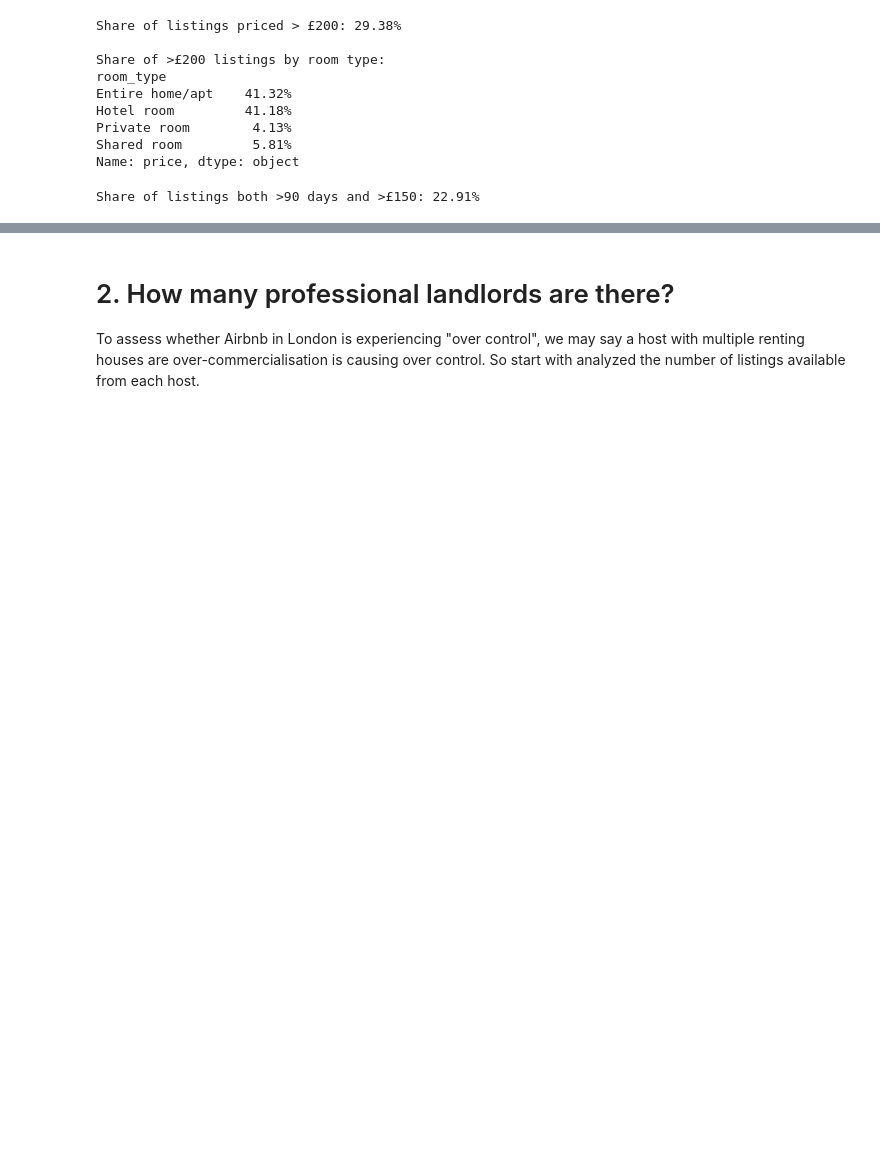
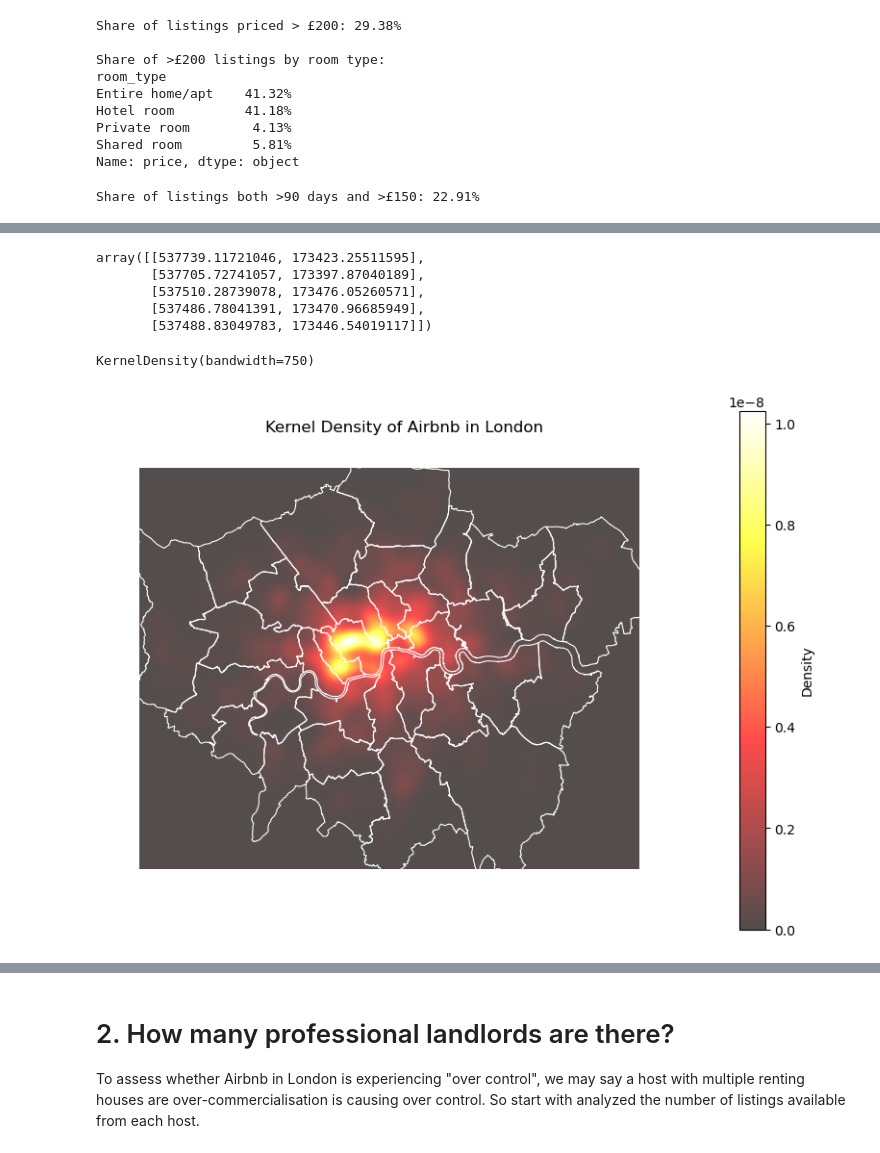
Before and after one commit to Levine-l/fsds-group, a Jupyter notebook: Group_project.ipynb, the cells around one changed output, grey strips where cells are left out. Drawn from its saved outputs; the diff is of its cells as text; code cells hidden in the pictures; blank space fills up the shorter version.

```diff
--- a/Group_project.ipynb
+++ b/Group_project.ipynb
@@ -296,0 +406,42 @@ Share of listings both >90 days and >£150: 22.91%
+# %%
+#extract coordinates for KDE
+coords = np.vstack([gdf_kde.geometry.x,gdf_kde.geometry.y]).T#transpose the matrix for kde
+#coords[:5]#show some of the matrix to check if success
+# %% [output]
+array([[537739.11721046, 173423.25511595],
+       [537705.72741057, 173397.87040189],
+       [537510.28739078, 173476.05260571],
+       [537486.78041391, 173470.96685949],
+       [537488.83049783, 173446.54019117]])
+# %%
+#set a bandwidth to 750m in epsg27700
+bandwidth = 750
+kde = KernelDensity(bandwidth=bandwidth, kernel='gaussian')
+kde.fit(coords)
+# %% [output]
+KernelDensity(bandwidth=750)
+# %%
+# Create grid over bounding of London
+x_min, y_min, x_max, y_max = gdf_kde.total_bounds
+xgrid = np.linspace(x_min, x_max, 200)
+ygrid = np.linspace(y_min, y_max, 200)
+xx, yy = np.meshgrid(xgrid, ygrid)
+grid_points = np.vstack([xx.ravel(), yy.ravel()]).T
+# %%
+# Evaluate KDE on grid
+z = np.exp(kde.score_samples(grid_points))
+z = z.reshape(xx.shape)
+# %%
+#plot the KDE
+plt.figure(figsize=(10, 7))
+plt.imshow(z,origin='lower',extent=(x_min, x_max, y_min, y_max),cmap='hot',alpha=0.7)#I think brighter is easier to see.
+
+#Because only KDE is hard to analysis, we add London boundary onto it.
+boroughs.to_crs(epsg=27700).boundary.plot(ax=plt.gca(),color='white',linewidth=0.8)
+
+plt.title("Kernel Density of Airbnb in London")
+plt.colorbar(label='Density')
+plt.axis('off')
+plt.show()
+# %% [output]
+[figure, added]
```
Also changed, not shown: parts of 25 cells of this notebook.
